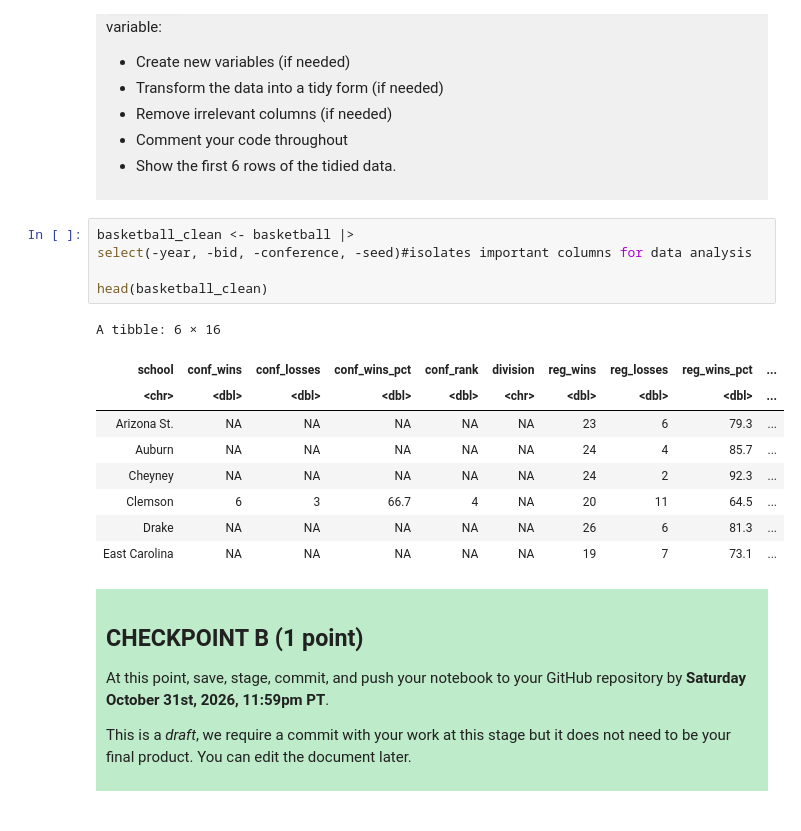
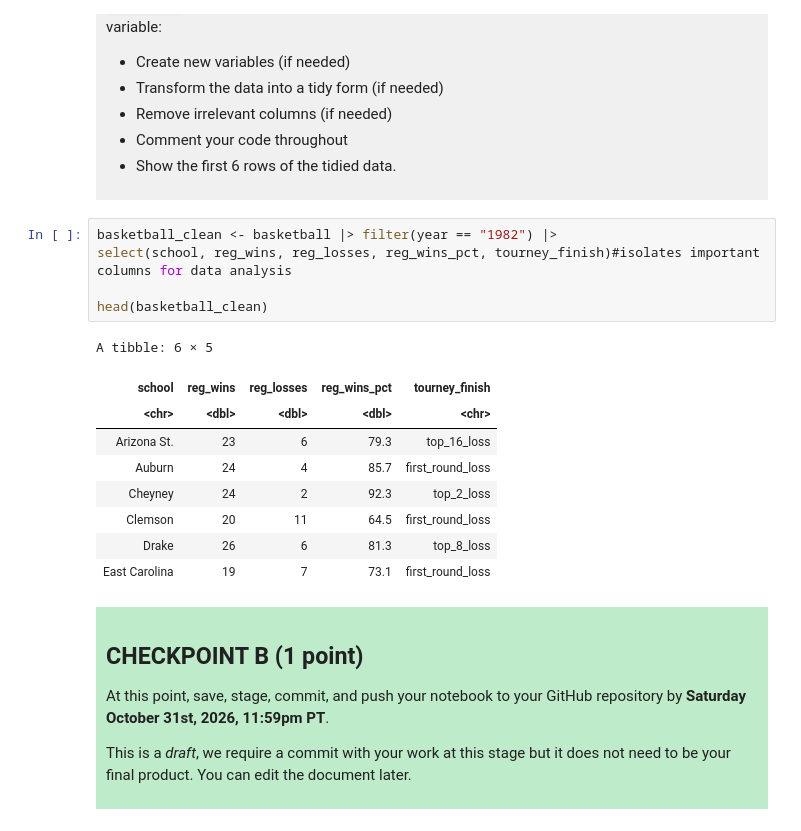
Before and after one commit to cliomilwright-sys/dsci-100-project-clio-milwright, a Jupyter notebook: dsci-100-project-notebook.ipynb, the cells around one changed output. Saved outputs shown, nothing was run; the diff lists cells and outputs as text.

Commit message:
Checkpoint C: Summarized data and created preliminary graphs

```diff
--- a/dsci-100-project-notebook.ipynb
+++ b/dsci-100-project-notebook.ipynb
@@ -223,20 +212,20 @@ Produce a tidy data set that could be used to answer your research question usin
 
 </div>
 # %%
-basketball_clean <- basketball |>
-select(-year, -bid, -conference, -seed)#isolates important columns for data analysis
+basketball_clean <- basketball |> filter(year == "1982") |>
+select(school, reg_wins, reg_losses, reg_wins_pct, tourney_finish)#isolates important columns for data analysis
 
 head(basketball_clean)
 # %% [output]
-A tibble: 6 × 16
+A tibble: 6 × 5
-| school | conf_wins | conf_losses | conf_wins_pct | conf_rank | division | reg_wins | reg_losses | reg_wins_pct | ... |
-| <chr> | <dbl> | <dbl> | <dbl> | <dbl> | <chr> | <dbl> | <dbl> | <dbl> | ... |
-| Arizona St. | NA | NA | NA | NA | NA | 23 | 6 | 79.3 | ... |
-| Auburn | NA | NA | NA | NA | NA | 24 | 4 | 85.7 | ... |
-| Cheyney | NA | NA | NA | NA | NA | 24 | 2 | 92.3 | ... |
-| Clemson | 6 | 3 | 66.7 | 4 | NA | 20 | 11 | 64.5 | ... |
-| Drake | NA | NA | NA | NA | NA | 26 | 6 | 81.3 | ... |
-| East Carolina | NA | NA | NA | NA | NA | 19 | 7 | 73.1 | ... |
+| school | reg_wins | reg_losses | reg_wins_pct | tourney_finish |
+| <chr> | <dbl> | <dbl> | <dbl> | <chr> |
+| Arizona St. | 23 | 6 | 79.3 | top_16_loss |
+| Auburn | 24 | 4 | 85.7 | first_round_loss |
+| Cheyney | 24 | 2 | 92.3 | top_2_loss |
+| Clemson | 20 | 11 | 64.5 | first_round_loss |
+| Drake | 26 | 6 | 81.3 | top_8_loss |
+| East Carolina | 19 | 7 | 73.1 | first_round_loss |
 # %% [markdown]
 <div style="background-color: #beebca; padding: 10px;">
 
```
Also changed, not shown: parts of 10 cells of this notebook.
